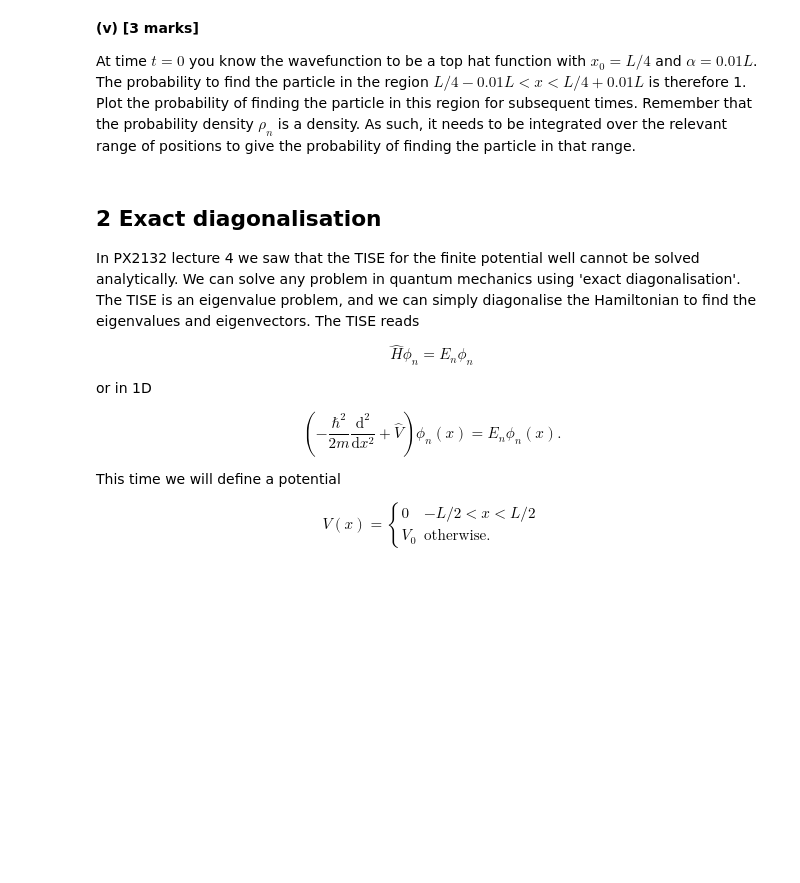
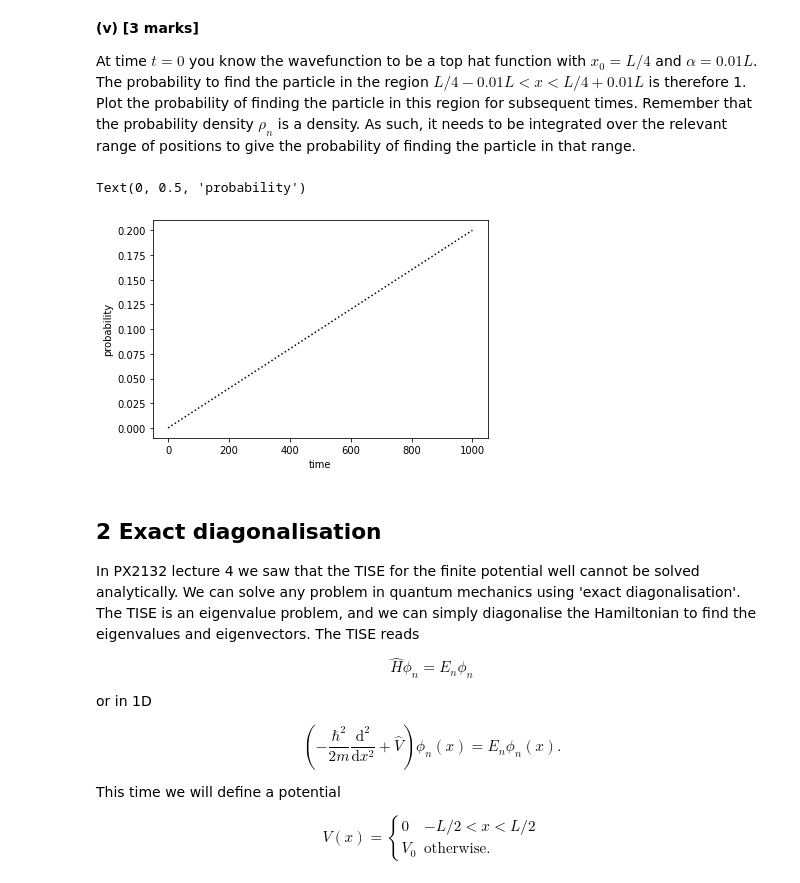
Before and after one commit to oliver2901/quantum-assignment, a Jupyter notebook: assignment_1.ipynb, the cells around one changed output. Saved outputs shown, nothing was run; the diff lists cells and outputs as text; code cells hidden in the pictures; blank space fills up the shorter version.

```diff
--- a/assignment_1.ipynb
+++ b/assignment_1.ipynb
@@ -281,6 +280,24 @@ Text(0, 0.5, 'f(x)')
 **(v) [3 marks]**
 
 At time $t=0$ you know the wavefunction to be a top hat function with $x_0=L/4$ and $\alpha=0.01L$. The probability to find the particle in the region $L/4-0.01L<x<L/4+0.01L$ is therefore 1. Plot the probability of finding the particle in this region for subsequent times. Remember that the probability density $\rho_n$ is a density. As such, it needs to be integrated over the relevant range of positions to give the probability of finding the particle in that range.
+# %%
+def f(t):
+  E=np.pi**2/2
+  return abs(e**(-1j*E*t/h))**2
+
+length=(L/4+0.01*L)-(L/4-0.01*L)
+N=1000
+t=np.linspace(0,1000,1000)
+n=f(t)
+alpha=0.01*L
+integral=np.cumsum((alpha**-0.5)*(n/N)*length)
+
+plt.plot(t,integral,'k:')
+plt.xlabel('time')
+plt.ylabel("probability")
+# %% [output]
+Text(0, 0.5, 'probability')
+[figure, added]
 # %% [markdown]
 ## 2 Exact diagonalisation
 
```
Also changed, not shown: parts of 4 cells of this notebook.
